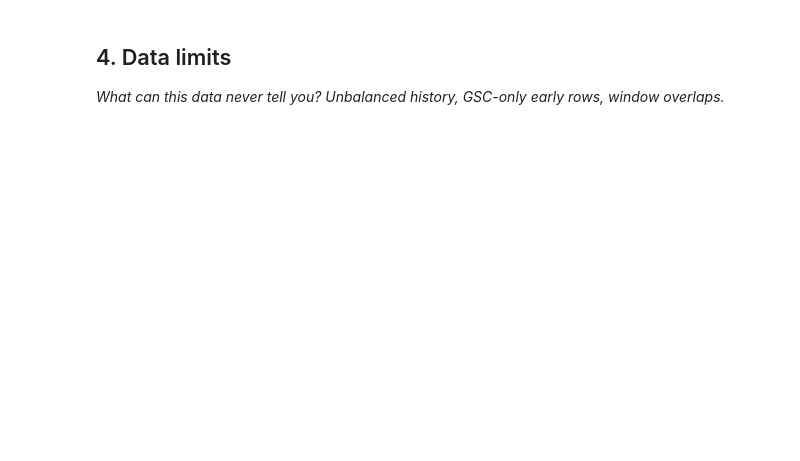
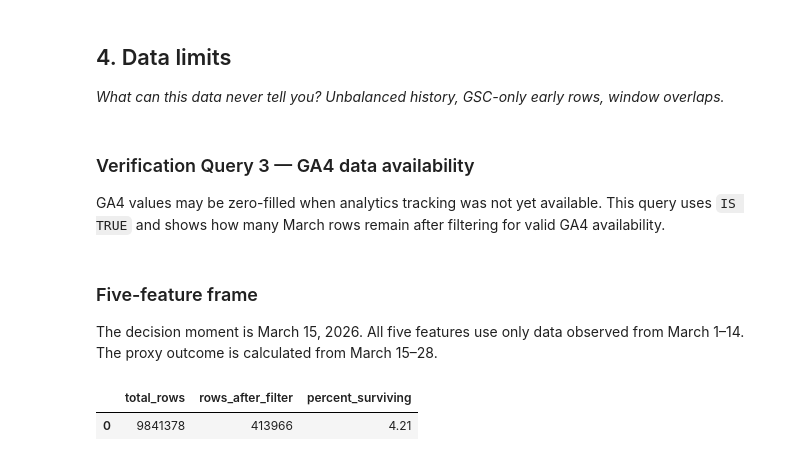
Before and after one commit to Davidsoooooon/ML-Intern---Briones, a Jupyter notebook: work/notebooks/w03_data_contract.ipynb, the cells around one changed output. Drawn from its saved outputs; the diff is of its cells as text; code cells hidden in the pictures; blank space fills up the shorter version.

```diff
--- a/work/notebooks/w03_data_contract.ipynb
+++ b/work/notebooks/w03_data_contract.ipynb
@@ -22,3 +143,37 @@ This skeleton is yours to fill. Work the sections **in order** — each one has
 ## 4. Data limits
 
 *What can this data never tell you? Unbalanced history, GSC-only early rows, window overlaps.*
+# %% [markdown]
+### Verification Query 3 — GA4 data availability
+
+GA4 values may be zero-filled when analytics tracking was not yet available. This query uses `IS TRUE` and shows how many March rows remain after filtering for valid GA4 availability.
+# %% [markdown]
+### Five-feature frame
+
+The decision moment is March 15, 2026. All five features use only data observed from March 1–14. The proxy outcome is calculated from March 15–28.
+# %%
+availability_check = con.sql(f"""
+    WITH all_rows AS (
+        SELECT COUNT(*) AS total_rows
+        FROM {MARCH_DAILY}
+    ),
+    available_rows AS (
+        SELECT COUNT(*) AS rows_after_filter
+        FROM {MARCH_DAILY}
+        WHERE ga4_data_available IS TRUE
+    )
+    SELECT
+        total_rows,
+        rows_after_filter,
+        ROUND(
+            100.0 * rows_after_filter / NULLIF(total_rows, 0),
+            2
+        ) AS percent_surviving
+    FROM all_rows
+    CROSS JOIN available_rows
+""").df()
+
+display(availability_check)
+# %% [output]
+|  | total_rows | rows_after_filter | percent_surviving |
+| 0 | 9841378 | 413966 | 4.21 |
```
Also changed, not shown: parts of 14 cells of this notebook.
